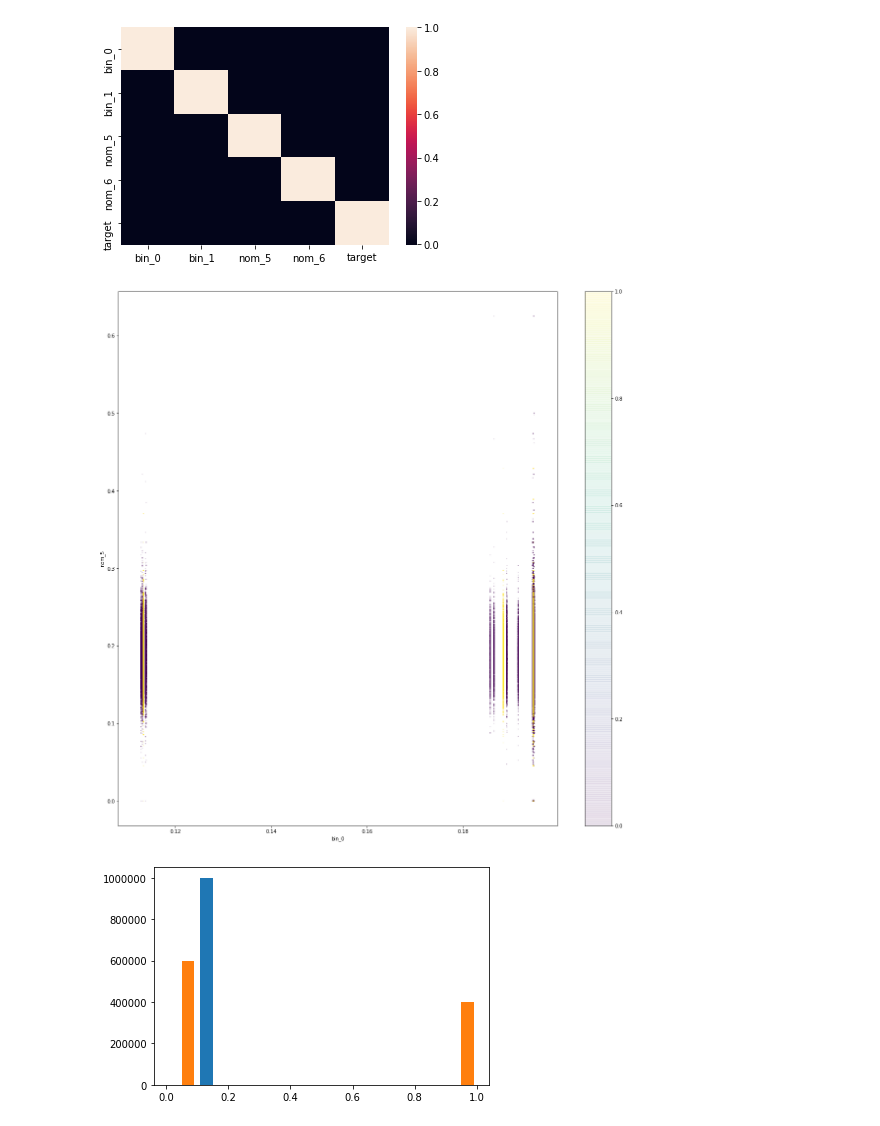
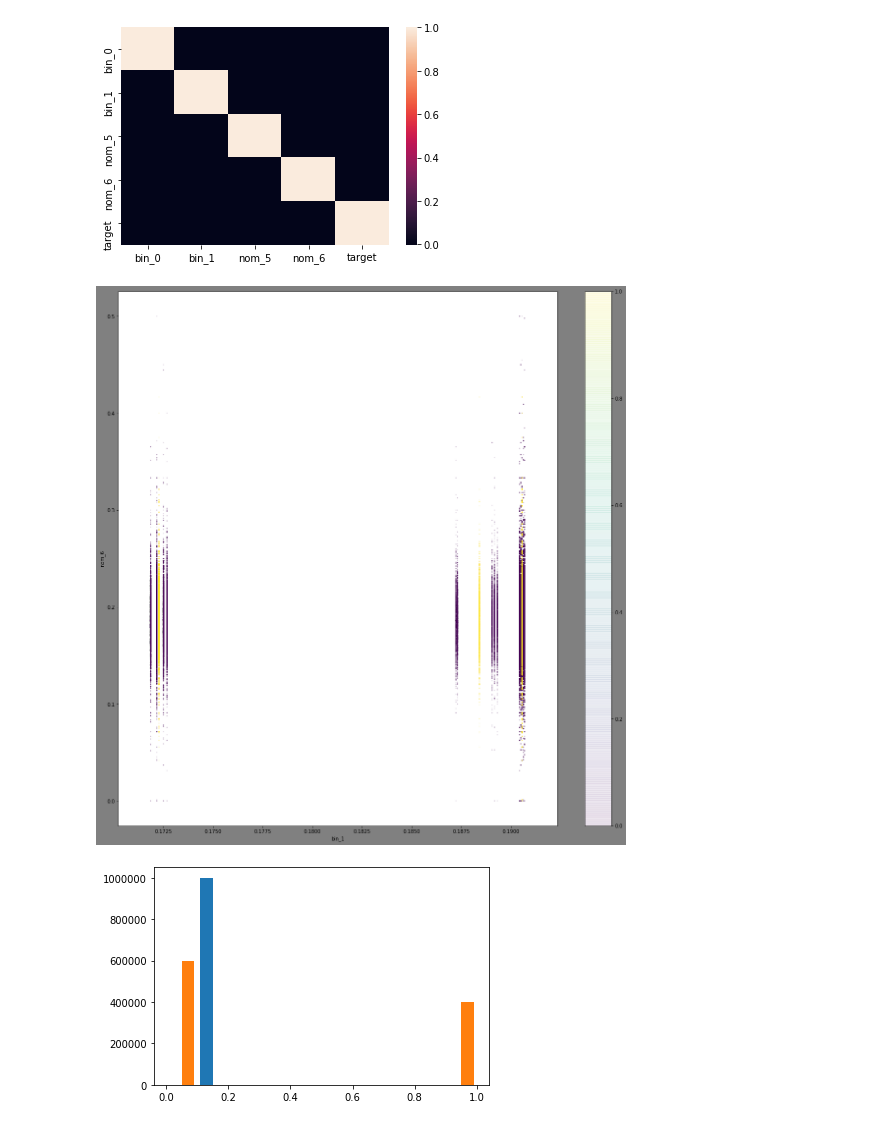
Before and after one commit to ritumutaka/Categorical-Feature-Encoding-Challenge-II, a Jupyter notebook: pys/adversarial_validation.ipynb, the cells around one changed output. Cells and saved outputs as stored; diff of their text form; code cells hidden in the pictures.

```diff
--- a/pys/adversarial_validation.ipynb
+++ b/pys/adversarial_validation.ipynb
@@ -63,22 +61,20 @@ plt.show()
 # %% [output]
 [figure]
 # %%
-import numpy as np
-
 plt.figure(figsize=(20, 20), facecolor='gray')
 plt.scatter(
-    x=train_AdversarialValidation['bin_0'],
-    y=train_AdversarialValidation['nom_5'],
+    x=train_AdversarialValidation['bin_1'],
+    y=train_AdversarialValidation['nom_6'],
     s=2,
     c=np.array(train_AdversarialValidation['target']),
     alpha=0.1,  # 透明度
 )
-plt.xlabel('bin_0')
-plt.ylabel('nom_5')
+plt.xlabel('bin_1')
+plt.ylabel('nom_6')
 plt.colorbar()
 plt.show()
 # %% [output]
-[figure, old version]
+[figure, new version]
 # %%
 plt.hist([train_AdversarialValidation['bin_0'], train_AdversarialValidation['target']])
 plt.show()
```
Also changed, not shown: parts of 5 cells of this notebook, 1 other file.
